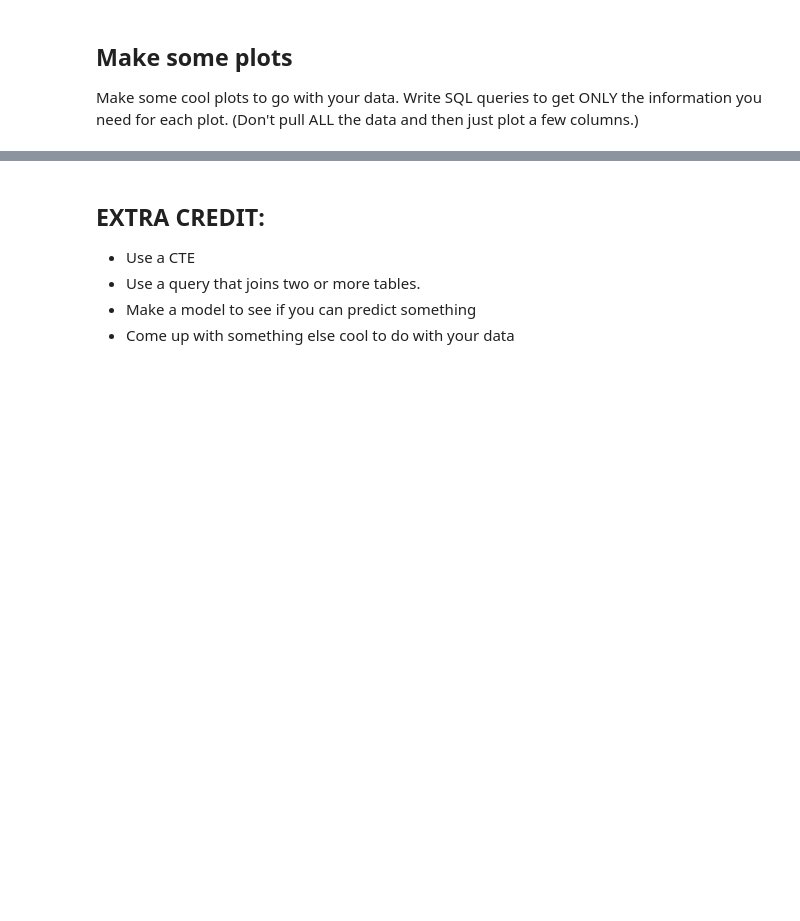
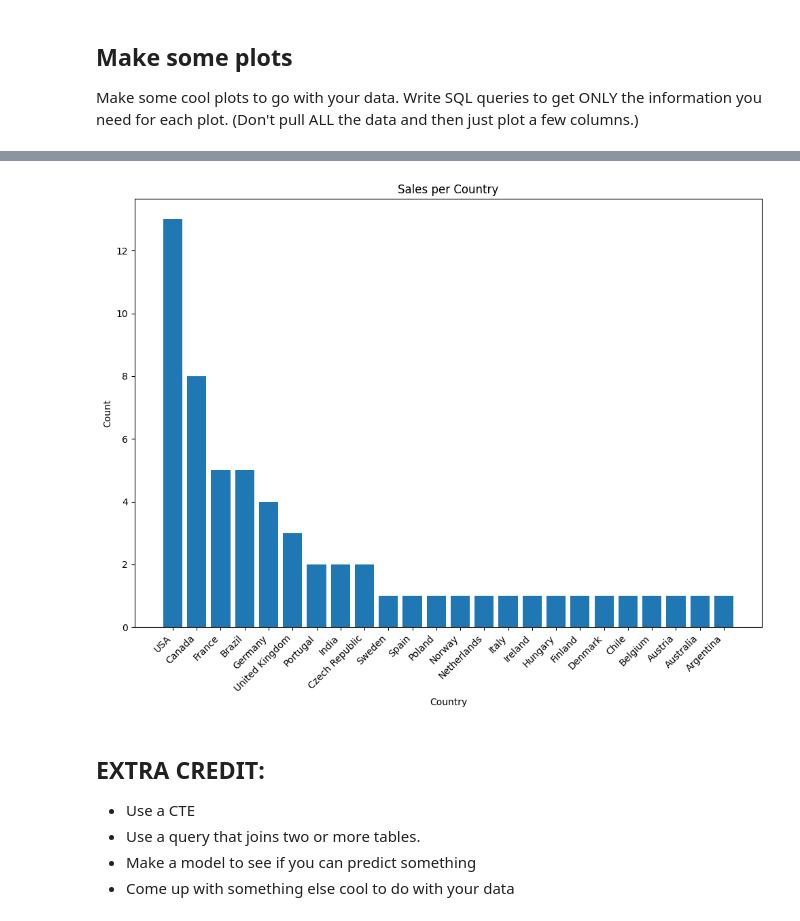
Before and after one commit to samula98/proj3pt1v00, a Jupyter notebook: Copy_of_SQL_1_Chinook_project_template.ipynb, the cells around one changed output, grey strips where cells are left out. Saved outputs shown, nothing was run; the diff lists cells and outputs as text; code cells hidden in the pictures; blank space fills up the shorter version.

```diff
--- a/Copy_of_SQL_1_Chinook_project_template.ipynb
+++ b/Copy_of_SQL_1_Chinook_project_template.ipynb
@@ -400,3 +756,27 @@ Make some cool plots to go with your data. Write SQL queries to get ONLY the inf
+# %%
+# Count of customers in countries
+chin = sqlite3.connect('chinook.db')
+query = """
+select country, count(*) as CustomerCount
+from customers
+group by country
+order by CustomerCount desc
+;
+"""
+df2 = pd.read_sql_query(query, chin)
+
+chin.close()
+
+plt.figure(figsize = (10,8))
+plt.bar(df2['Country'], df2['CustomerCount'])
+plt.xlabel('Country')
+plt.ylabel('Count')
+plt.title('Sales per Country')
+plt.xticks(rotation = 45, ha = 'right')
+plt.tight_layout()
+plt.show()
+# %% [output]
+[figure, added]
 # %% [markdown]
 ## EXTRA CREDIT:
 * Use a CTE
```
Also changed, not shown: parts of 40 cells of this notebook.
